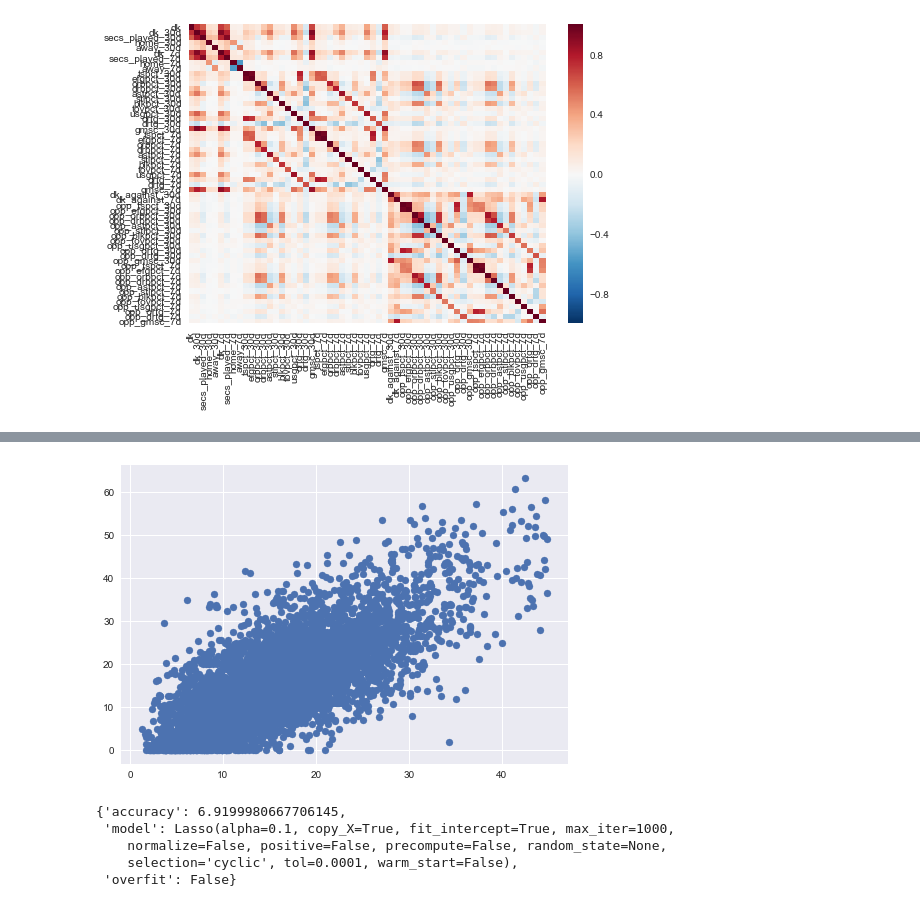
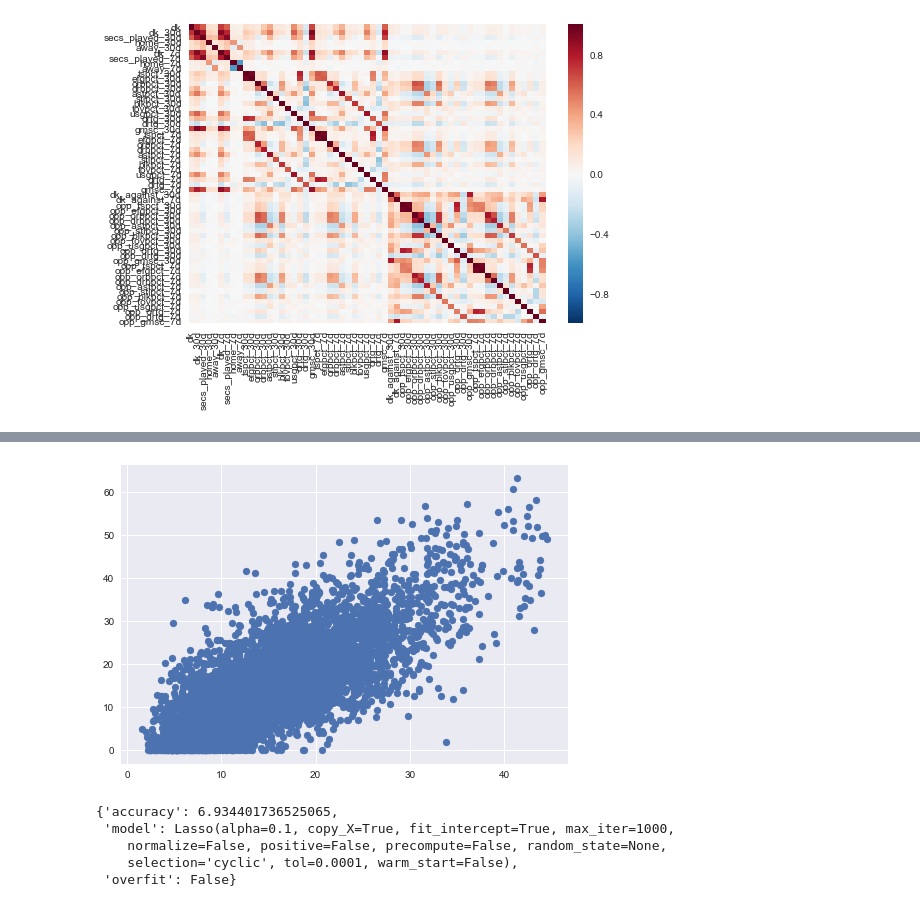
Before and after one commit to meirelon/nba-optimize, a Jupyter notebook: training/model_training.ipynb, the cells around one changed output, grey strips where cells are left out. Cells and saved outputs as stored; diff of their text form; code cells hidden in the pictures.

```diff
--- a/training/model_training.ipynb
+++ b/training/model_training.ipynb
@@ -37,5 +43,4 @@ df.head()
 # Model Training
 # %%
 #just select numeric for now. No transforms either.
-training = df.select_dtypes([np.number]).dropna()
-training.shape
+training = df.drop(["bbrefID", "player", "date"], axis=1).dropna()
@@ -75,13 +78,13 @@ model_bakeoff(model=ridge_lm,
     normalize=False, random_state=None, solver='auto', tol=0.001),
  'overfit': False}
 # %%
-model_bakeoff(model=lasso_lm,
+training_utils.model_bakeoff(model=lasso_lm,
               df=training,
               dependent_var="dk",
               test_size=0.3)
 # %% [output]
-[figure, old version]
+[figure, new version]
-{'accuracy': 6.9199980667706145,
+{'accuracy': 6.934401736525065,
  'model': Lasso(alpha=0.1, copy_X=True, fit_intercept=True, max_iter=1000,
     normalize=False, positive=False, precompute=False, random_state=None,
     selection='cyclic', tol=0.0001, warm_start=False),
```
Also changed, not shown: parts of 5 cells of this notebook, 8 other files.
